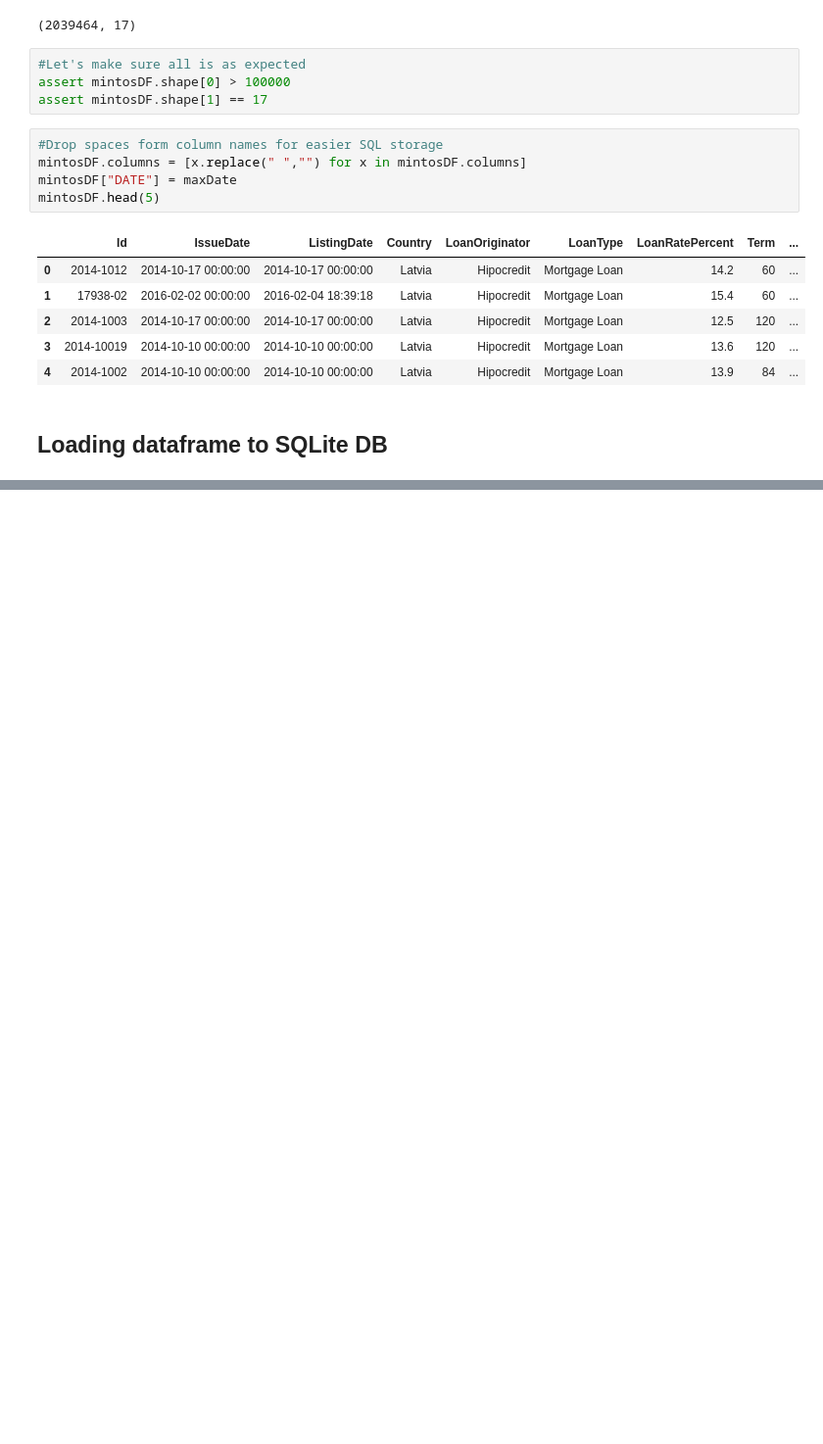
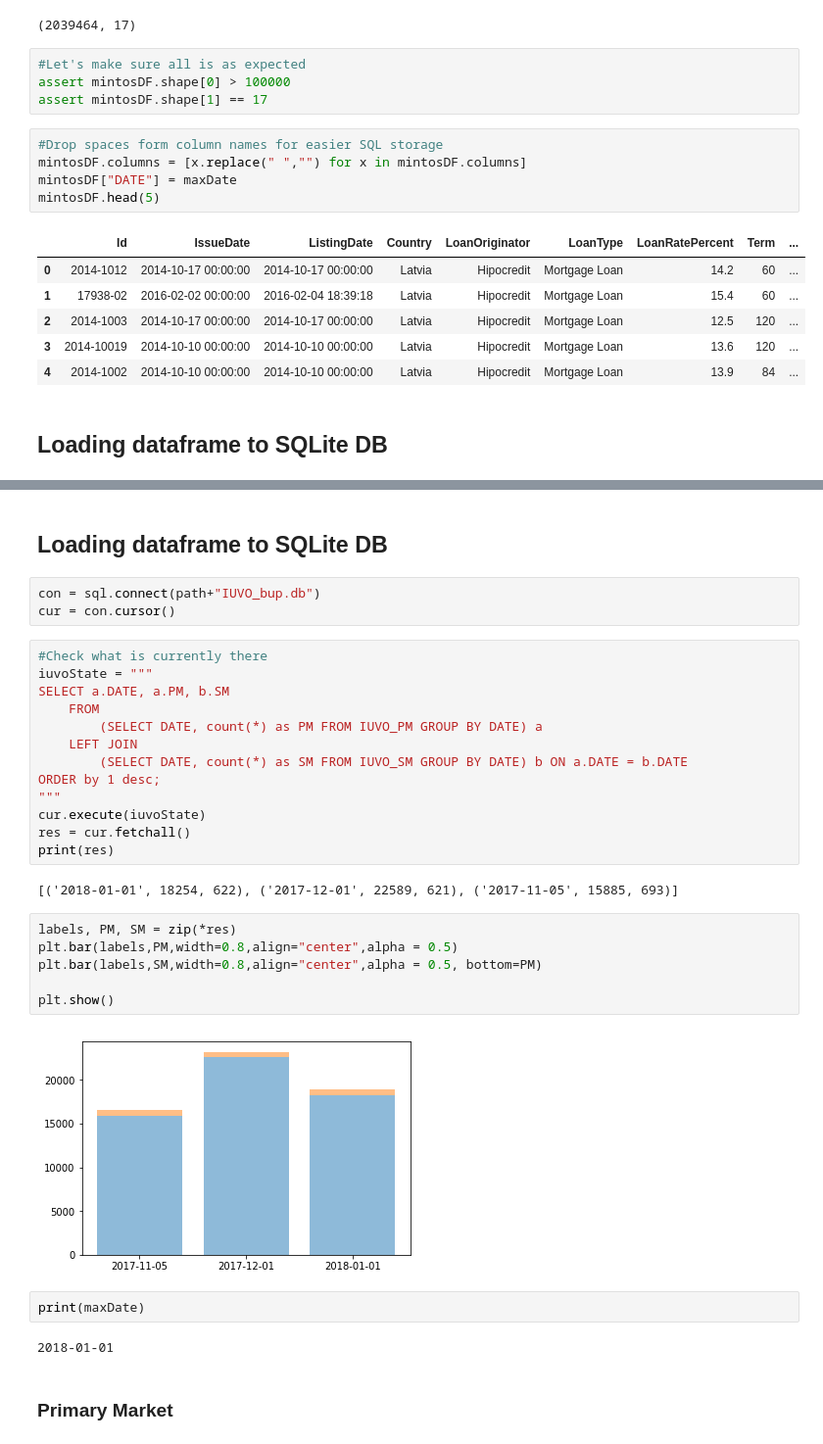
Before and after one commit to hpiyankov/P2PScripts, a Jupyter notebook: LoadDataToSQL.ipynb, the cells around one changed output, grey strips where cells are left out. Shown: that part at 98% size. Saved outputs shown, nothing was run; the diff lists cells and outputs as text; blank space fills up the shorter version.

```diff
--- a/LoadDataToSQL.ipynb
+++ b/LoadDataToSQL.ipynb
@@ -69,0 +204,34 @@ con = sql.connect(path+"\Mintos_bup.db")
+# %% [markdown]
+## Loading dataframe to SQLite DB
+# %%
+con = sql.connect(path+"IUVO_bup.db")
+cur = con.cursor()
+# %%
+#Check what is currently there
+iuvoState = """
+SELECT a.DATE, a.PM, b.SM
+    FROM
+        (SELECT DATE, count(*) as PM FROM IUVO_PM GROUP BY DATE) a
+    LEFT JOIN
+        (SELECT DATE, count(*) as SM FROM IUVO_SM GROUP BY DATE) b ON a.DATE = b.DATE
+ORDER by 1 desc;
+"""
+cur.execute(iuvoState)
+res = cur.fetchall()
+print(res)
+# %% [output]
+[('2018-01-01', 18254, 622), ('2017-12-01', 22589, 621), ('2017-11-05', 15885, 693)]
+# %%
+labels, PM, SM = zip(*res)
+plt.bar(labels,PM,width=0.8,align="center",alpha = 0.5)
+plt.bar(labels,SM,width=0.8,align="center",alpha = 0.5, bottom=PM)
+
+plt.show()
+# %% [output]
+[figure, added]
+# %%
+print(maxDate)
+# %% [output]
+2018-01-01
+# %% [markdown]
+### Primary Market
```
Also changed, not shown: parts of 36 cells of this notebook.
